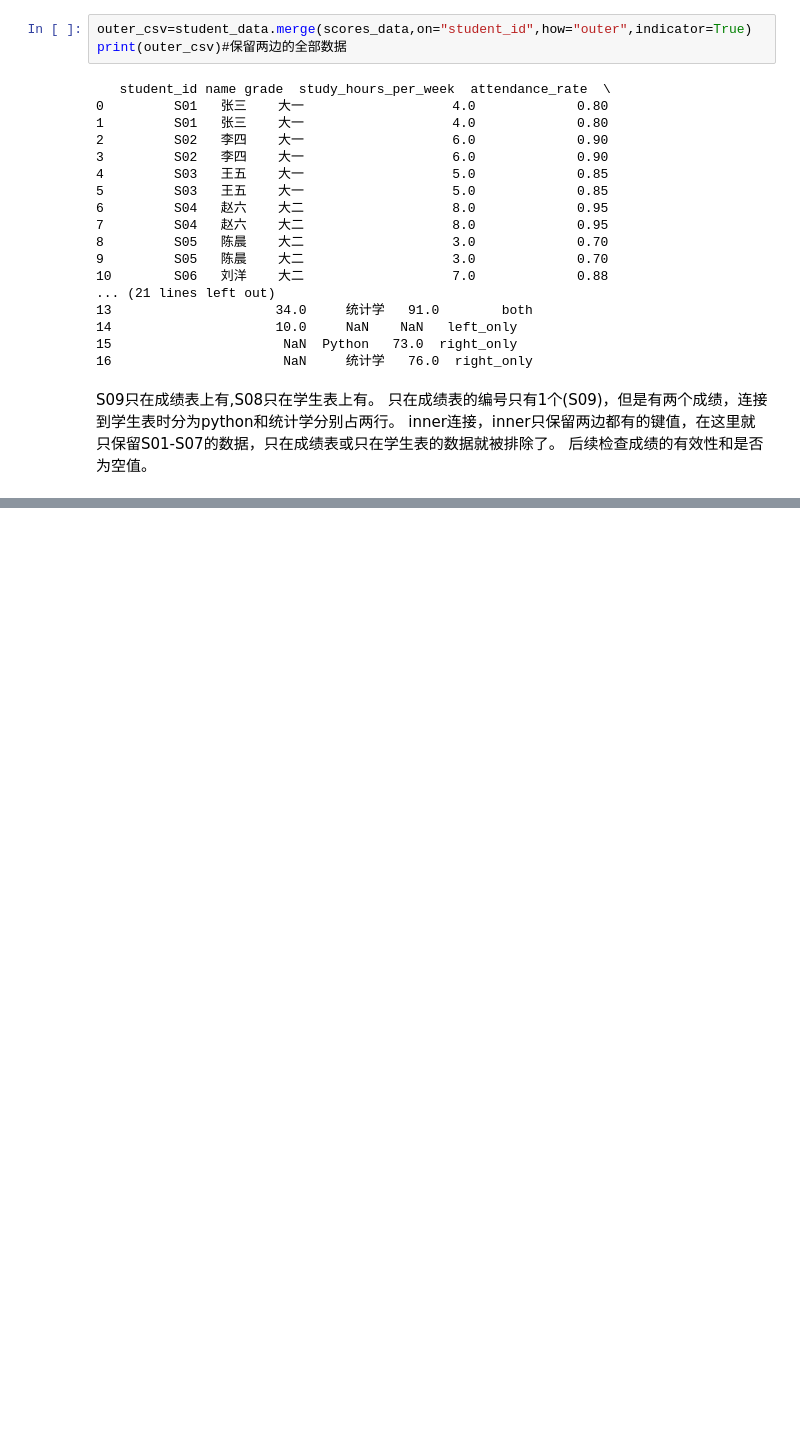
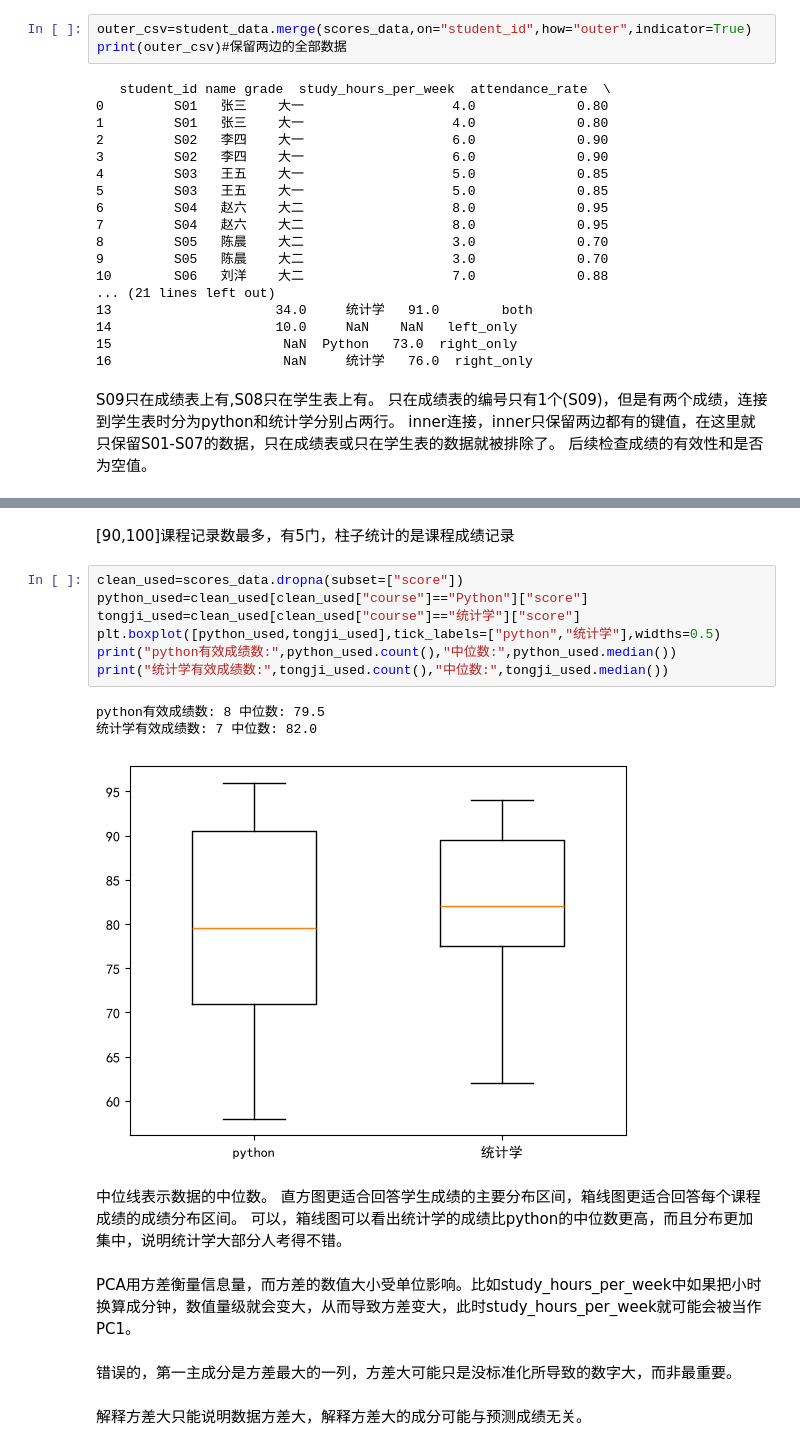
Before and after one commit to CN-hqjixhf/Rhine-Lab, a Jupyter notebook: Rhine Lab AI-Model/lesson 3/lesson3.ipynb, the cells around one changed output, grey strips where cells are left out. Drawn from its saved outputs; the diff is of its cells as text; blank space fills up the shorter version.

```diff
--- a/Rhine Lab AI-Model/lesson 3/lesson3.ipynb
+++ b/Rhine Lab AI-Model/lesson 3/lesson3.ipynb
@@ -123,0 +266,23 @@ inner连接，inner只保留两边都有的键值，在这里就只保留S01-S07
+# %% [markdown]
+[90,100]课程记录数最多，有5门，柱子统计的是课程成绩记录
+# %%
+clean_used=scores_data.dropna(subset=["score"])
+python_used=clean_used[clean_used["course"]=="Python"]["score"]
+tongji_used=clean_used[clean_used["course"]=="统计学"]["score"]
+plt.boxplot([python_used,tongji_used],tick_labels=["python","统计学"],widths=0.5)
+print("python有效成绩数:",python_used.count(),"中位数:",python_used.median())
+print("统计学有效成绩数:",tongji_used.count(),"中位数:",tongji_used.median())
+# %% [output]
+python有效成绩数: 8 中位数: 79.5
+统计学有效成绩数: 7 中位数: 82.0
+[figure, added]
+# %% [markdown]
+中位线表示数据的中位数。
+直方图更适合回答学生成绩的主要分布区间，箱线图更适合回答每个课程成绩的成绩分布区间。
+可以，箱线图可以看出统计学的成绩比python的中位数更高，而且分布更加集中，说明统计学大部分人考得不错。
+# %% [markdown]
+PCA用方差衡量信息量，而方差的数值大小受单位影响。比如study_hours_per_week中如果把小时换算成分钟，数值量级就会变大，从而导致方差变大，此时study_hours_per_week就可能会被当作PC1。
+# %% [markdown]
+错误的，第一主成分是方差最大的一列，方差大可能只是没标准化所导致的数字大，而非最重要。
+# %% [markdown]
+解释方差大只能说明数据方差大，解释方差大的成分可能与预测成绩无关。
```
Also changed, not shown: parts of 10 cells of this notebook, 3 other files.
